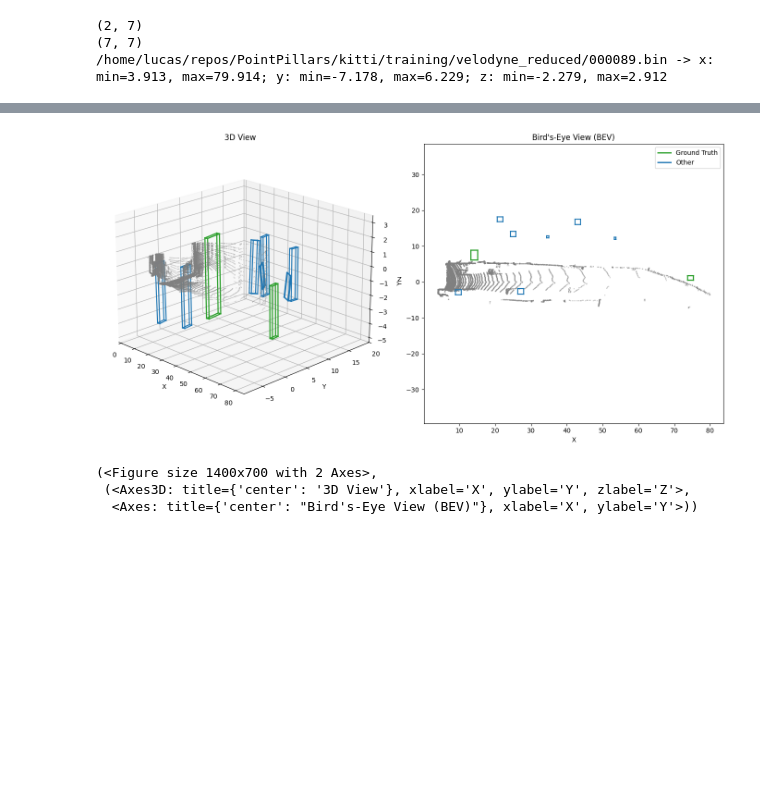
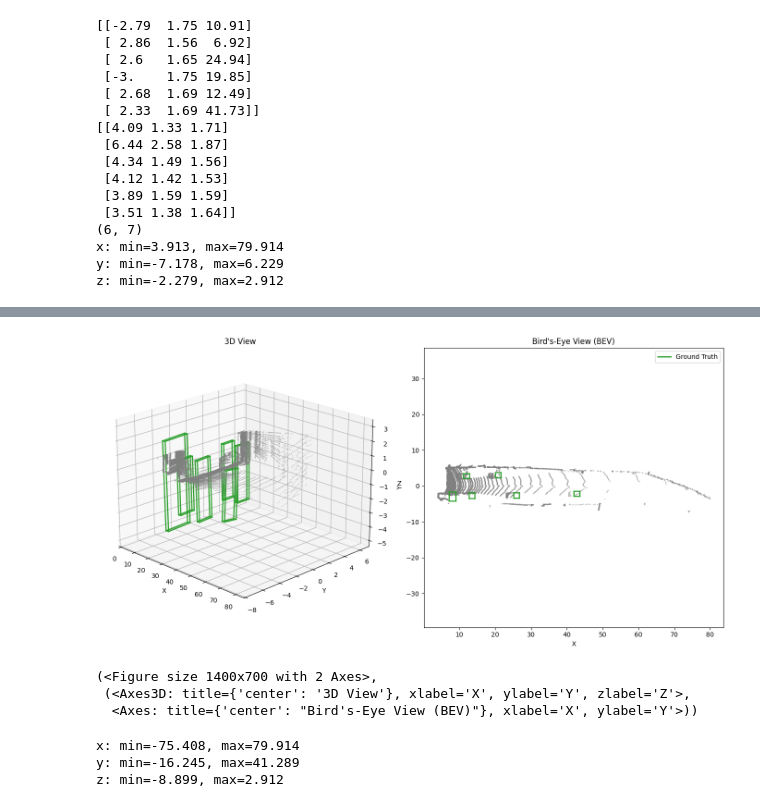
Before and after one commit to Lucaswujc/PointPillars, a Jupyter notebook: display_boxes.ipynb, the cells around one changed output, grey strips where cells are left out. Cells and saved outputs as stored; diff of their text form; code cells hidden in the pictures; blank space fills up the shorter version.

```diff
--- a/display_boxes.ipynb
+++ b/display_boxes.ipynb
@@ -280,69 +198,58 @@ def draw_pointcloud_with_boxes(bin_path,
     if show:
         plt.show()
     return fig, (ax3d, axbev)
-# %%
-def points_camera2lidar(points, tr_velo_to_cam, r0_rect):
-    '''
-    points: shape=(N, 8, 3)
-    tr_velo_to_cam: shape=(4, 4)
-    r0_rect: shape=(4, 4)
-    return: shape=(N, 8, 3)
-    '''
-    extended_xyz = np.pad(points, ((0, 0), (0, 0), (0, 1)), 'constant', constant_values=1.0)
-    rt_mat = np.linalg.inv(r0_rect @ tr_velo_to_cam)
-    xyz = extended_xyz @ rt_mat.T
-    return xyz[..., :3]
 # %%
 import numpy as np
+from pointpillars.utils.process import points_camera2lidar
 
 pcd_limit_range = np.array([0, -40, -3, 70.4, 40, 0.0], dtype=np.float32)
 # Extract annotation arrays
-idx = 27
-annos = loaded_data[idx]['annos']
-annos1 = eval_data[idx]
-
+annos = loaded_data[89]['annos']
 locations = annos['location']
 dimensions = annos['dimensions']
 rotations_y = annos['rotation_y']
-
-locations1 = annos1['location']
-dimensions1 = annos1['dimensions']
-rotations_y1 = annos1['rotation_y']
-
-calib = loaded_data[idx]['calib']
+calib = loaded_data[89]['calib']
 r0_rect = calib['R0_rect']
 tr_velo_to_cam = calib['Tr_velo_to_cam']
 
+
+
 # Filter out invalid boxes (e.g., 'DontCare' or negative dimensions)
 valid_mask = (annos['name'] != 'DontCare') & (dimensions[:, 0] > 0) & (dimensions[:, 1] > 0) & (dimensions[:, 2] > 0)
-valid_mask1 = (annos1['name'] != 'DontCare') & (dimensions1[:, 0] > 0) & (dimensions1[:, 1] > 0) & (dimensions1[:, 2] > 0)
 
 locations_valid = locations[valid_mask]
 dimensions_valid = dimensions[valid_mask]
 rotations_y_valid = rotations_y[valid_mask]
-locations1_valid = locations1[valid_mask1]
-dimensions1_valid = dimensions1[valid_mask1]
-rotations_y1_valid = rotations_y1[valid_mask1]
 
 # Compute corners for each valid box
 # boxes_corners = [compute_box_corners(loc, dim, ry) for loc, dim, ry in zip(locations_valid, dimensions_valid, rotations_y_valid)]
 bboxes = np.concatenate([locations_valid, dimensions_valid, rotations_y_valid[:, None]], axis=1)  # shape: (N, 7)
-bboxes1 = np.concatenate([locations1_valid, dimensions1_valid, rotations_y1_valid[:, None]], axis=1)  # shape: (N, 7)
-
-boxes_corners = bbox3d2corners(bboxes)
-bboxes_corners2 = bbox3d2corners(bboxes1)
-boxes_corners_in_lidar = points_camera2lidar(points=boxes_corners,
+print(locations)
+print(dimensions)
+boxes_corners2 = bbox3d2corners(bboxes)
+boxes_corners_in_lidar = points_camera2lidar(points=boxes_corners2,
                                              r0_rect=r0_rect,
                                              tr_velo_to_cam=tr_velo_to_cam)
-boxes_corners2_in_lidar = points_camera2lidar(points=bboxes_corners2,
-                                             r0_rect=r0_rect,
-                                             tr_velo_to_cam=tr_velo_to_cam)
+
 # print(boxes_corners)
 # print(boxes_corners2)
 # Draw on the point cloud
 # boxes_corners2 = keep_bbox_from_lidar_range_strict(boxes_corners2, pcd_limit_range)
-draw_pointcloud_with_boxes('/home/lucas/repos/PointPillars/kitti/training/velodyne_reduced/000089.bin', boxes_corners_in_lidar, boxes_corners2_in_lidar, mode='default', show=True)
+draw_pointcloud_with_boxes('/home/wuyuren/repos/PointPillars/kitti/training/velodyne_reduced/000089.bin', boxes_corners_in_lidar)
 # %% [output]
-(2, 7)
-(7, 7)
-/home/lucas/repos/PointPillars/kitti/training/velodyne_reduced/000089.bin -> x: min=3.913, max=79.914; y: min=-7.178, max=6.229; z: min=-2.279, max=2.912
+[[-2.79  1.75 10.91]
+ [ 2.86  1.56  6.92]
+ [ 2.6   1.65 24.94]
+ [-3.    1.75 19.85]
+ [ 2.68  1.69 12.49]
+ [ 2.33  1.69 41.73]]
+[[4.09 1.33 1.71]
+ [6.44 2.58 1.87]
+ [4.34 1.49 1.56]
+ [4.12 1.42 1.53]
+ [3.89 1.59 1.59]
+ [3.51 1.38 1.64]]
+(6, 7)
+x: min=3.913, max=79.914
+y: min=-7.178, max=6.229
+z: min=-2.279, max=2.912
@@ -352,7 +258,20 @@ Ignoring fixed y limits to fulfill fixed data aspect with adjustable data limits
-[figure, old version]
+[figure, new version]
 (<Figure size 1400x700 with 2 Axes>,
  (<Axes3D: title={'center': '3D View'}, xlabel='X', ylabel='Y', zlabel='Z'>,
   <Axes: title={'center': "Bird's-Eye View (BEV)"}, xlabel='X', ylabel='Y'>))
+# %%
+bin_path = '/home/wuyuren/repos/PointPillars/kitti/training/velodyne/000089.bin'
+points = np.fromfile(bin_path, dtype=np.float32).reshape(-1, 4)
+xmin, xmax = points[:, 0].min(), points[:, 0].max()
+ymin, ymax = points[:, 1].min(), points[:, 1].max()
+zmin, zmax = points[:, 2].min(), points[:, 2].max()
+print(f"x: min={xmin:.3f}, max={xmax:.3f}")
+print(f"y: min={ymin:.3f}, max={ymax:.3f}")
+print(f"z: min={zmin:.3f}, max={zmax:.3f}")
+# %% [output]
+x: min=-75.408, max=79.914
+y: min=-16.245, max=41.289
+z: min=-8.899, max=2.912
 # %%
 import numpy as np
 def keep_bbox_from_lidar_range_strict(lidar_bboxes_or_corners, pcd_limit_range, return_mask=False):
```
Also changed, not shown: parts of 4 cells of this notebook, 24 other files.
